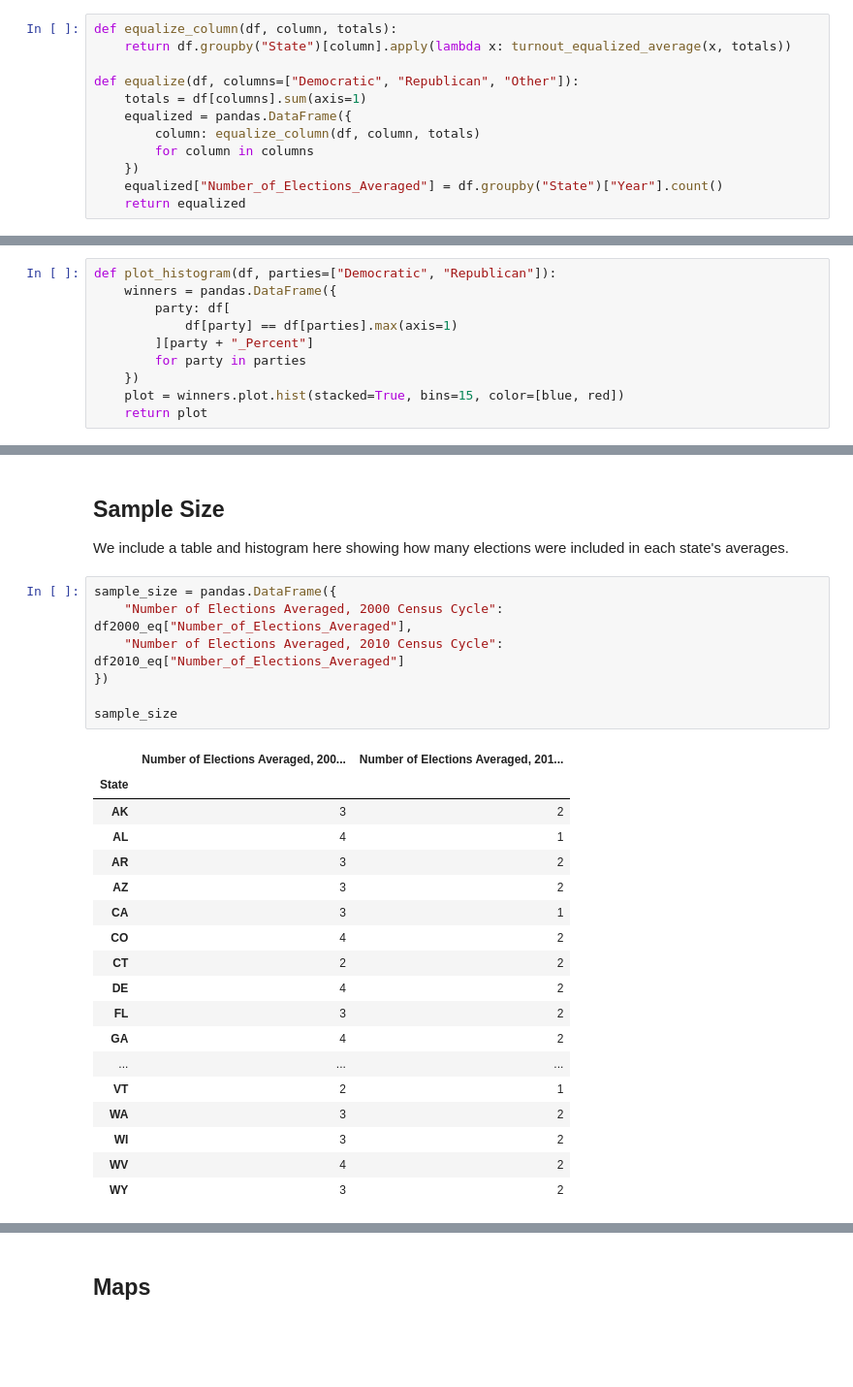
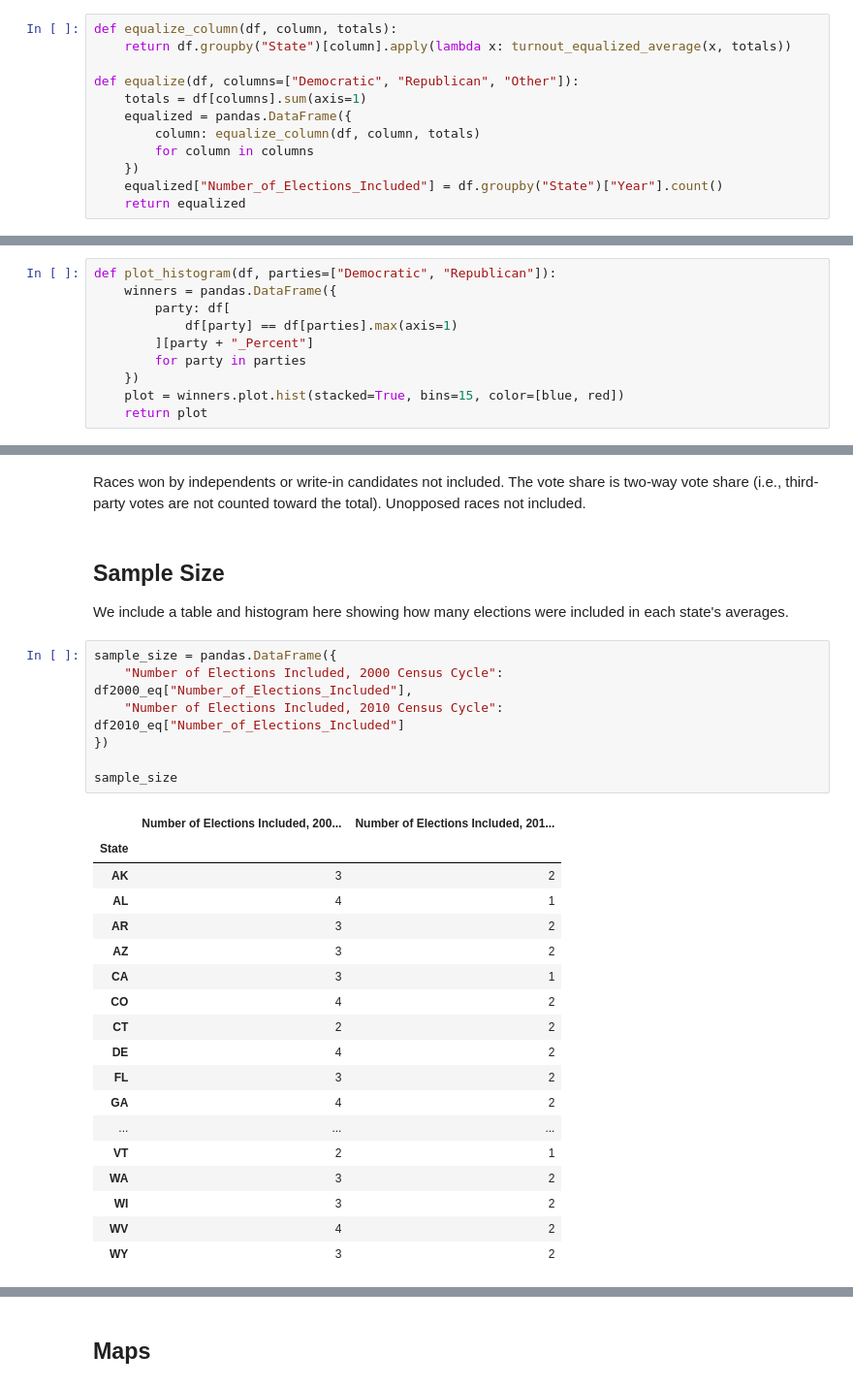
Before and after one commit to gerrymandr/party-tilt, a Jupyter notebook: AllFiftyStates.ipynb, the cells around one changed output, grey strips where cells are left out. Shown at 97% size. Cells and saved outputs as stored; diff of their text form; blank space fills up the shorter version.

```diff
--- a/AllFiftyStates.ipynb
+++ b/AllFiftyStates.ipynb
@@ -219,7 +221,7 @@ def equalize(df, columns=["Democratic", "Republican", "Other"]):
         column: equalize_column(df, column, totals)
         for column in columns
     })
-    equalized["Number_of_Elections_Averaged"] = df.groupby("State")["Year"].count()
+    equalized["Number_of_Elections_Included"] = df.groupby("State")["Year"].count()
     return equalized
 # %%
 def percents(df):
@@ -272,18 +274,20 @@ Text(0.5,1,'Winning Turnout-Normalized Vote Percentages, 2010 Census Cycle')
 [drawing not drawn]
 [drawing not drawn]
+# %% [markdown]
+Races won by independents or write-in candidates not included. The vote share is two-way vote share (i.e., third-party votes are not counted toward the total). Unopposed races not included.
 # %% [markdown]
 ## Sample Size
 
 We include a table and histogram here showing how many elections were included in each state's averages.
 # %%
 sample_size = pandas.DataFrame({
-    "Number of Elections Averaged, 2000 Census Cycle": df2000_eq["Number_of_Elections_Averaged"],
-    "Number of Elections Averaged, 2010 Census Cycle": df2010_eq["Number_of_Elections_Averaged"]
+    "Number of Elections Included, 2000 Census Cycle": df2000_eq["Number_of_Elections_Included"],
+    "Number of Elections Included, 2010 Census Cycle": df2010_eq["Number_of_Elections_Included"]
 })
 
 sample_size
 # %% [output]
-|  | Number of Elections Averaged, 200... | Number of Elections Averaged, 201... |
+|  | Number of Elections Included, 200... | Number of Elections Included, 201... |
 | State |  |  |
 | AK | 3 | 2 |
 | AL | 4 | 1 |
```
Also changed, not shown: parts of 12 cells of this notebook, 2 other files.
